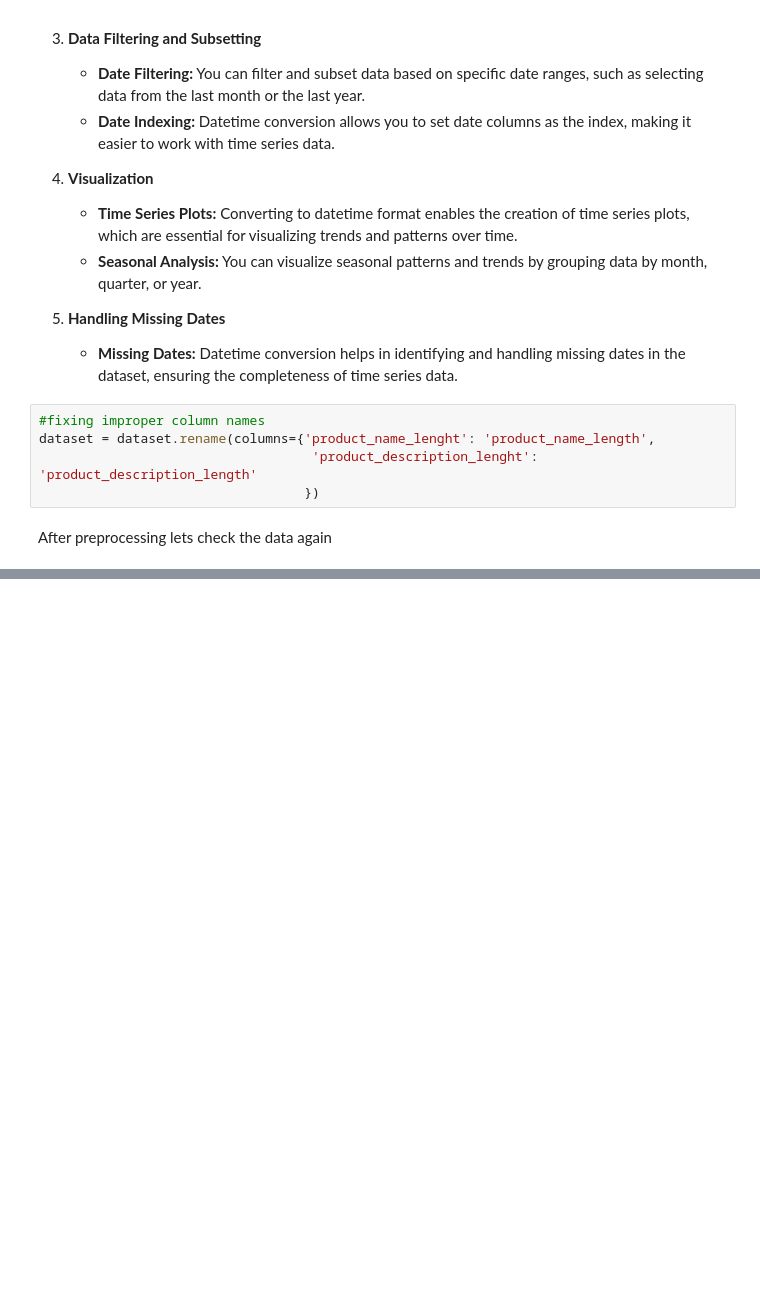
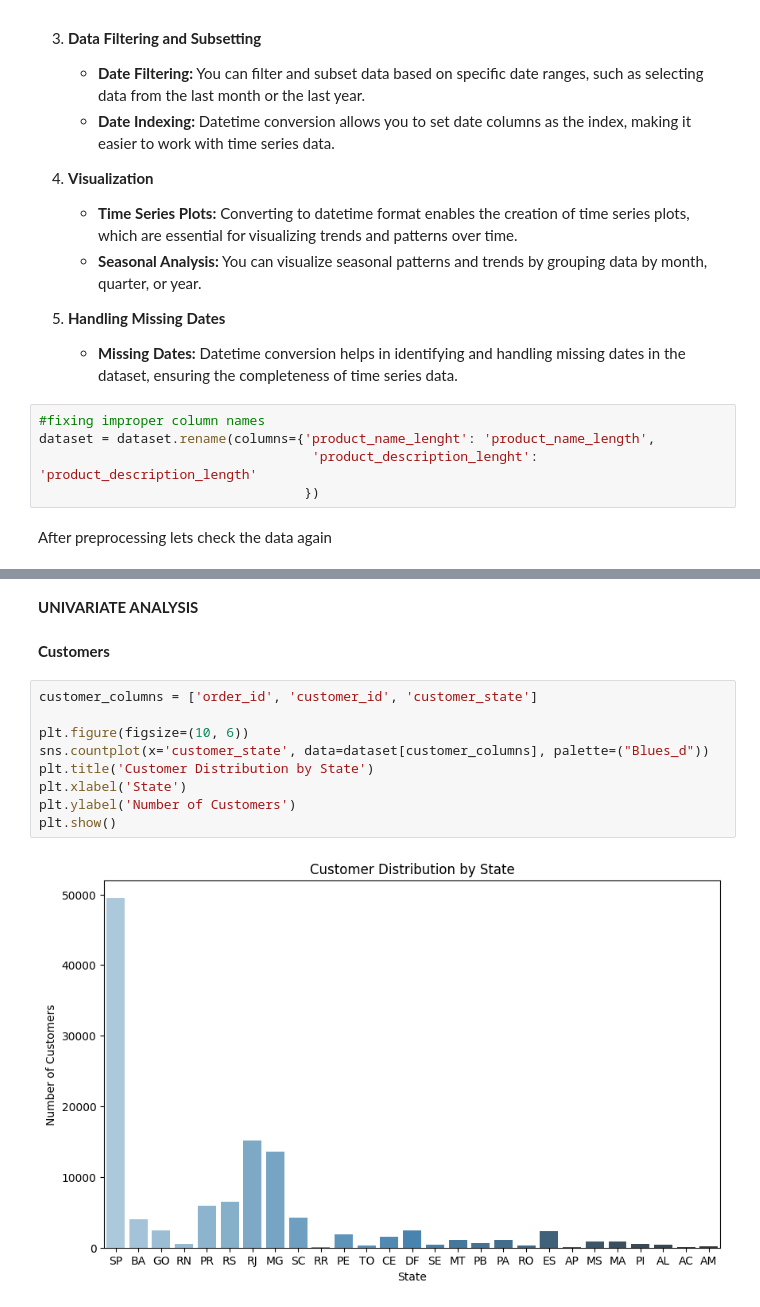
Before and after one commit to waiz2601/Brazilian-E-Commerce-Public-Dataset-by-Olist, a Jupyter notebook: eda.ipynb, the cells around one changed output, grey strips where cells are left out. Drawn from its saved outputs; the diff is of its cells as text; blank space fills up the shorter version.

```diff
--- a/eda.ipynb
+++ b/eda.ipynb
@@ -223,0 +352,15 @@ Dataset Shape: (117329, 39)
+# %% [markdown]
+**UNIVARIATE ANALYSIS**
+# %% [markdown]
+**Customers**
+# %%
+customer_columns = ['order_id', 'customer_id', 'customer_state']
+
+plt.figure(figsize=(10, 6))
+sns.countplot(x='customer_state', data=dataset[customer_columns], palette=("Blues_d"))
+plt.title('Customer Distribution by State')
+plt.xlabel('State')
+plt.ylabel('Number of Customers')
+plt.show()
+# %% [output]
+[figure, added]
```
Also changed, not shown: parts of 14 cells of this notebook.
